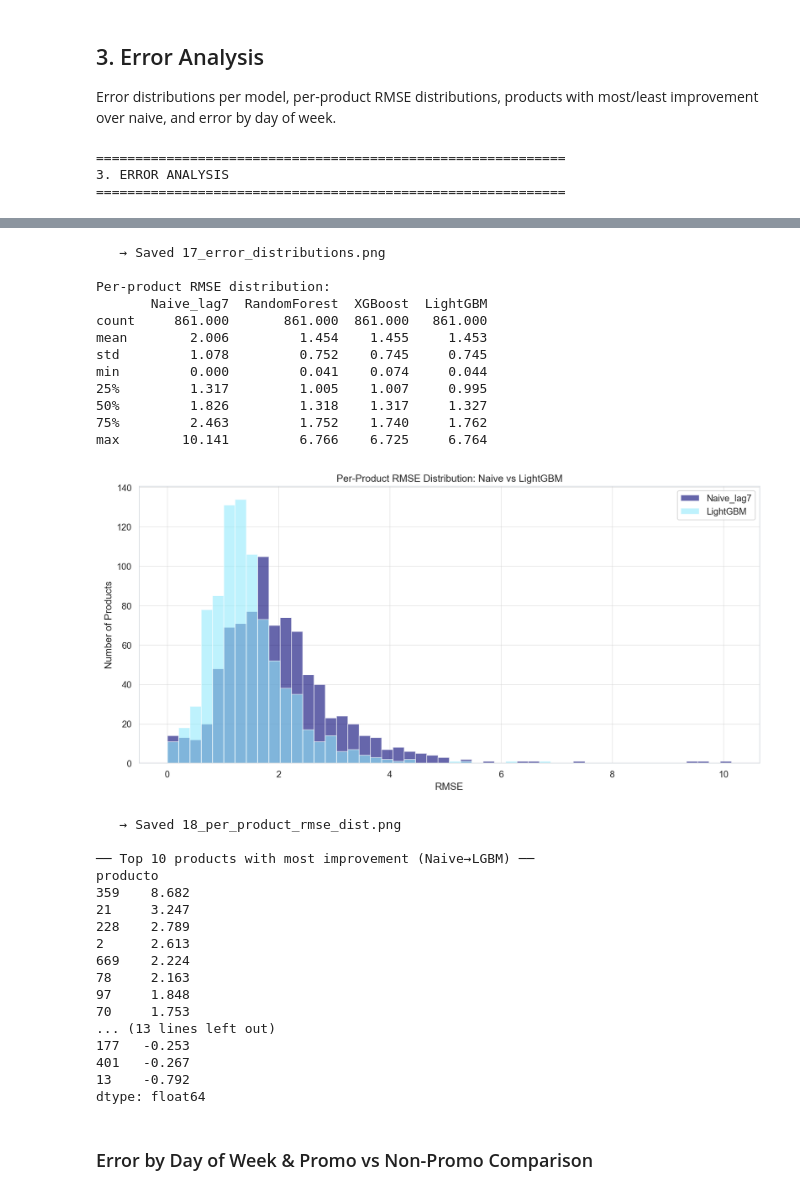
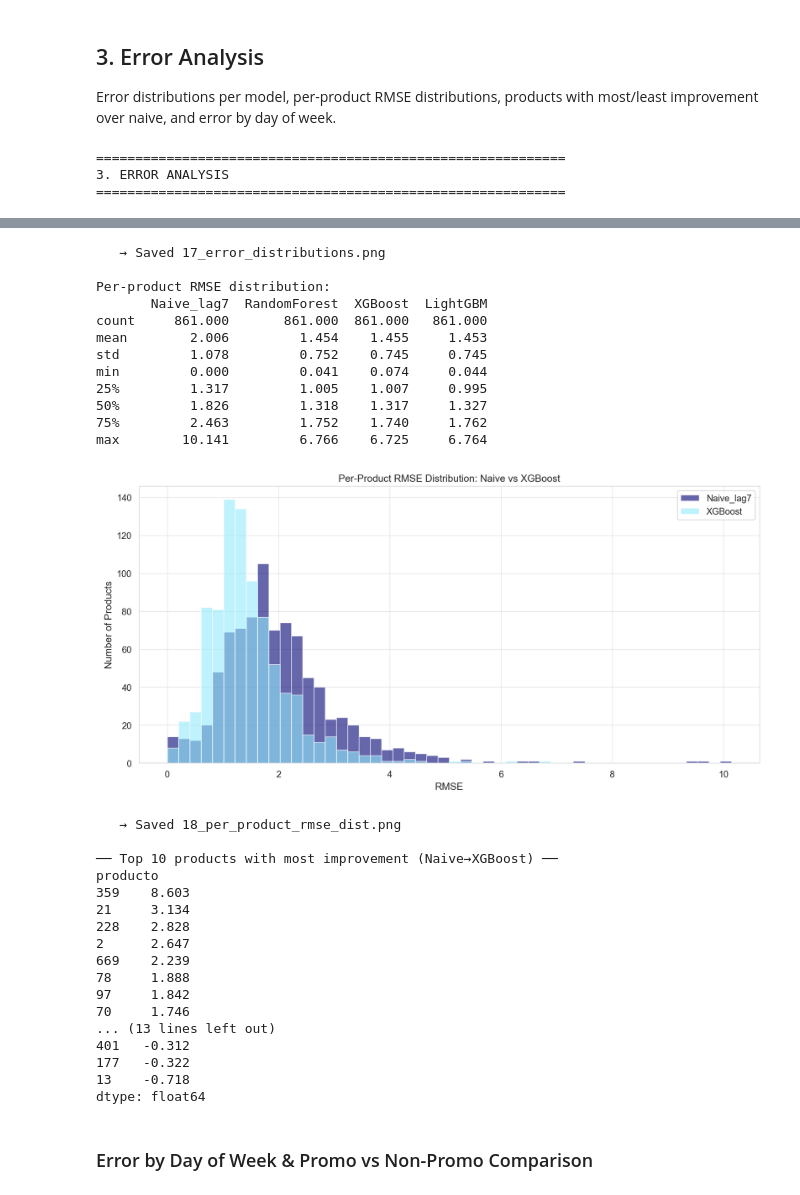
Before and after one commit to onamasserra/tfm-demand-forecasting, a Jupyter notebook: TFM_Ona_Code/04_evaluation.ipynb, the cells around one changed output, grey strips where cells are left out. Saved outputs shown, nothing was run; the diff lists cells and outputs as text; code cells hidden in the pictures.

Commit message:
fix: Change per-product RMSE plot from Naive vs LightGBM to Naive vs XGBoost for consistency

```diff
--- a/TFM_Ona_Code/04_evaluation.ipynb
+++ b/TFM_Ona_Code/04_evaluation.ipynb
@@ -200,56 +200,56 @@ prod_rmse_df = pd.DataFrame(prod_rmse)
 print(prod_rmse_df.describe().round(3))
 
 fig, ax = plt.subplots(figsize=(12, 6))
-prod_rmse_df[['Naive_lag7', 'LightGBM']].plot(
+prod_rmse_df[['Naive_lag7', 'XGBoost']].plot(
     kind='hist', bins=50, alpha=0.6, ax=ax, edgecolor='white',
     color=[PRIMARY, SECONDARY]
 )
-ax.set_title('Per-Product RMSE Distribution: Naive vs LightGBM')
+ax.set_title('Per-Product RMSE Distribution: Naive vs XGBoost')
 ax.set_xlabel('RMSE')
 ax.set_ylabel('Number of Products')
 save_fig('18_per_product_rmse_dist')
 
 # 3.3 Products where ML improves most / least
-improvement = prod_rmse_df['Naive_lag7'] - prod_rmse_df['LightGBM']
+improvement = prod_rmse_df['Naive_lag7'] - prod_rmse_df['XGBoost']
 improvement = improvement.sort_values(ascending=False)
-print(f'\n\u2500\u2500 Top 10 products with most improvement (Naive\u2192LGBM) \u2500\u2500')
+print(f'\n\u2500\u2500 Top 10 products with most improvement (Naive\u2192XGBoost) \u2500\u2500')
 print(improvement.head(10).round(3))
 print(f'\n\u2500\u2500 10 products with least improvement \u2500\u2500')
 print(improvement.tail(10).round(3))
 # %% [output]
 ============================================================
 3. ERROR ANALYSIS
 ============================================================
 [figure]
    → Saved 17_error_distributions.png
 
 Per-product RMSE distribution:
        Naive_lag7  RandomForest  XGBoost  LightGBM
 count     861.000       861.000  861.000   861.000
 mean        2.006         1.454    1.455     1.453
 std         1.078         0.752    0.745     0.745
 min         0.000         0.041    0.074     0.044
 25%         1.317         1.005    1.007     0.995
 50%         1.826         1.318    1.317     1.327
 75%         2.463         1.752    1.740     1.762
 max        10.141         6.766    6.725     6.764
-[figure, old version]
+[figure, new version]
    → Saved 18_per_product_rmse_dist.png
 
-── Top 10 products with most improvement (Naive→LGBM) ──
+── Top 10 products with most improvement (Naive→XGBoost) ──
 producto
-359    8.682
-21     3.247
-228    2.789
-2      2.613
-669    2.224
-78     2.163
-97     1.848
-70     1.753
+359    8.603
+21     3.134
+228    2.828
+2      2.647
+669    2.239
+78     1.888
+97     1.842
+70     1.746
 ... (13 lines left out)
-177   -0.253
-401   -0.267
-13    -0.792
+401   -0.312
+177   -0.322
+13    -0.718
 dtype: float64
 # %% [markdown]
 ### Error by Day of Week & Promo vs Non-Promo Comparison
```
Also changed, not shown: 1 other file.
